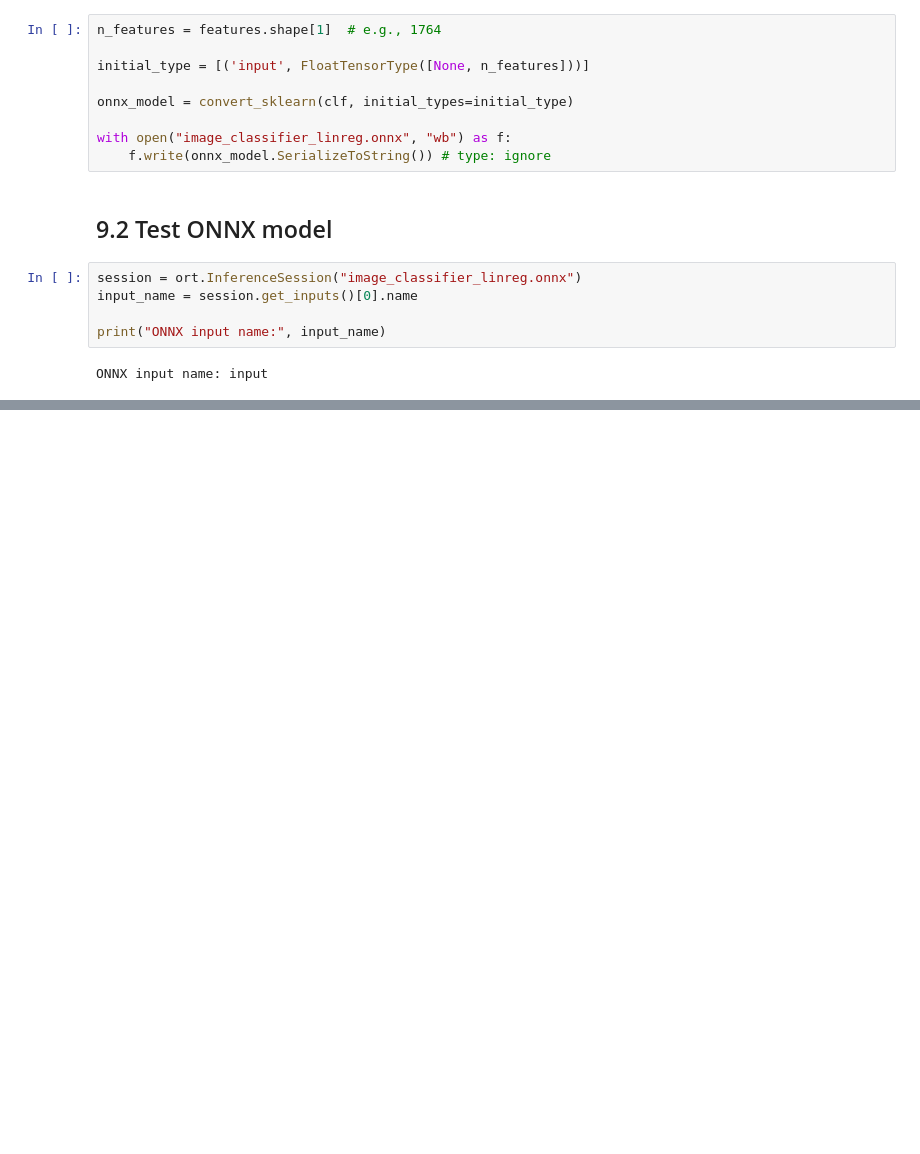
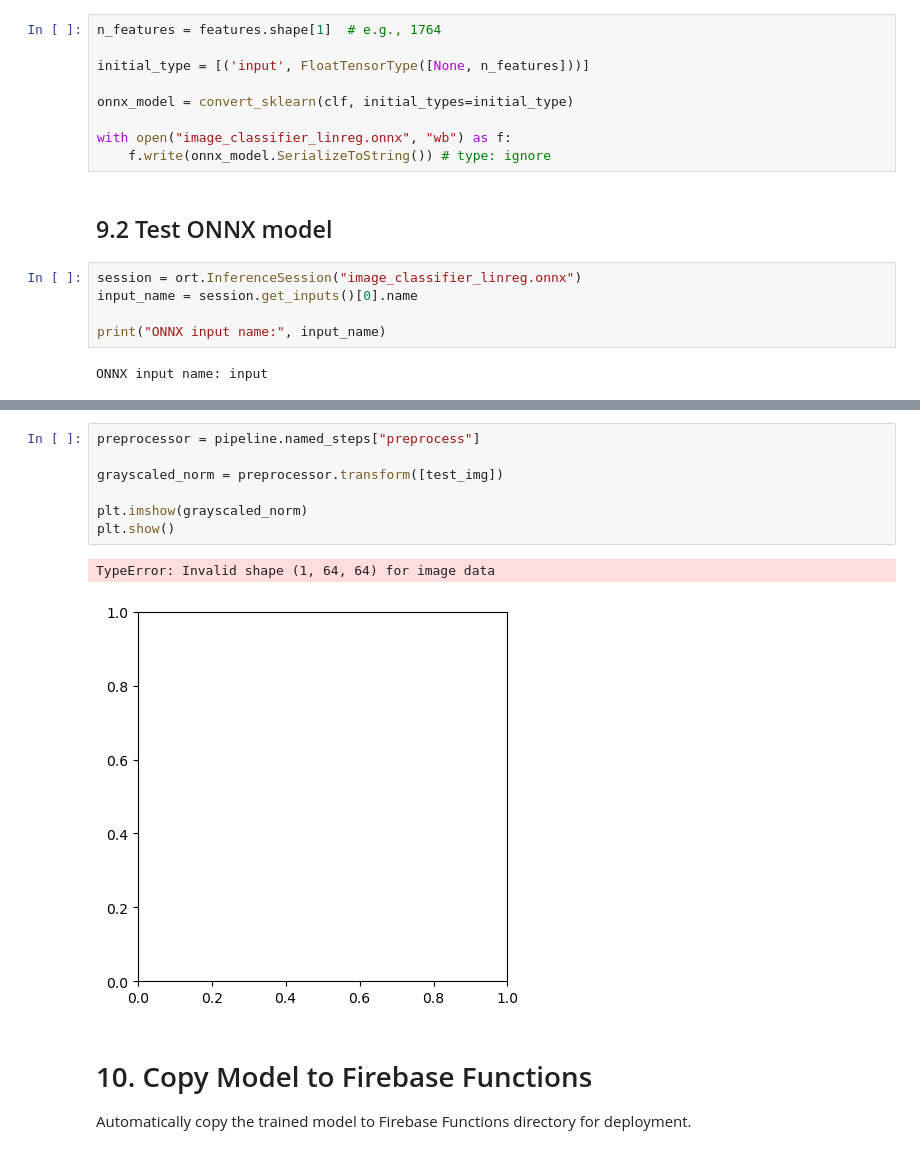
Before and after one commit to Squadron-team/Computer-Vision-Case-Method, a Jupyter notebook: notebooks/ML_Based_ON_ScikitLearn/Simple_ML_Classification.ipynb, the cells around one changed output, grey strips where cells are left out. Drawn from its saved outputs; the diff is of its cells as text; blank space fills up the shorter version.

```diff
--- a/notebooks/ML_Based_ON_ScikitLearn/Simple_ML_Classification.ipynb
+++ b/notebooks/ML_Based_ON_ScikitLearn/Simple_ML_Classification.ipynb
@@ -223,0 +274,14 @@ Prediction: [array([1]), [{0: 0.07353585958480835, 1: 0.9264641404151917}]]
+# %%
+preprocessor = pipeline.named_steps["preprocess"]
+
+grayscaled_norm = preprocessor.transform([test_img])
+
+plt.imshow(grayscaled_norm)
+plt.show()
+# %% [output]
+TypeError: Invalid shape (1, 64, 64) for image data
+[figure, added]
+# %% [markdown]
+# 10. Copy Model to Firebase Functions
+
+Automatically copy the trained model to Firebase Functions directory for deployment.
```
Also changed, not shown: parts of 8 cells of this notebook, 4 other files.
